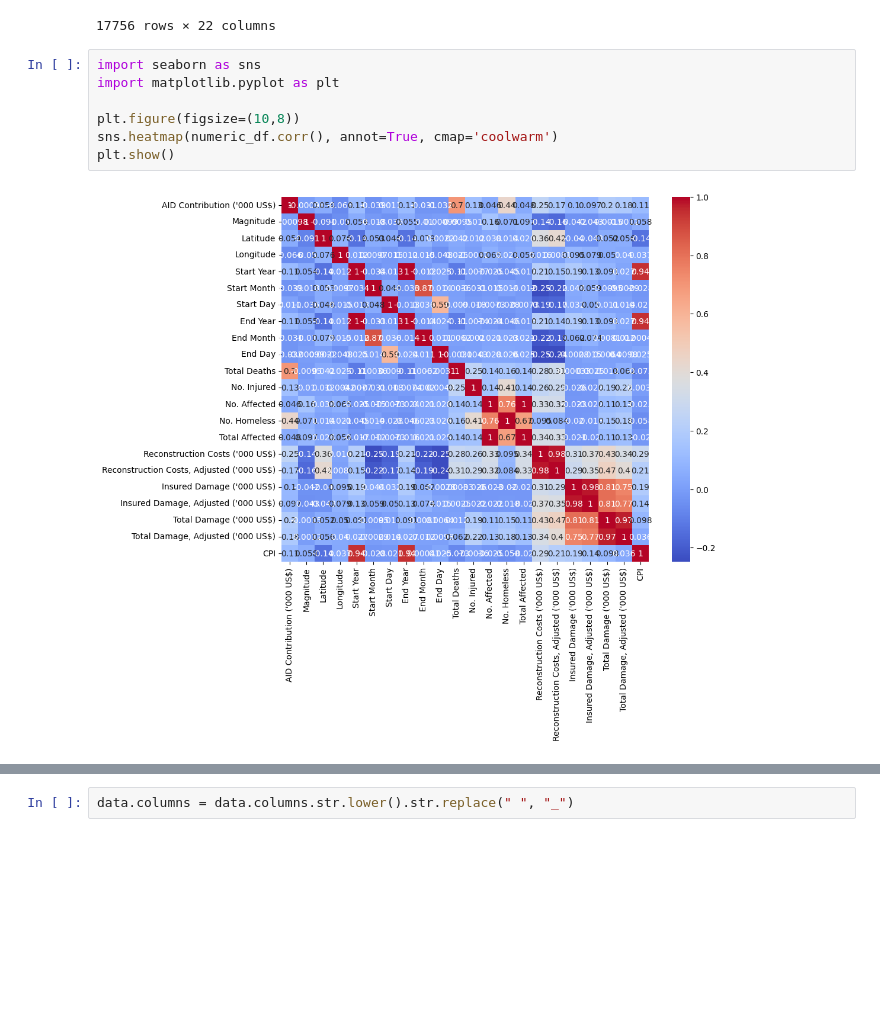
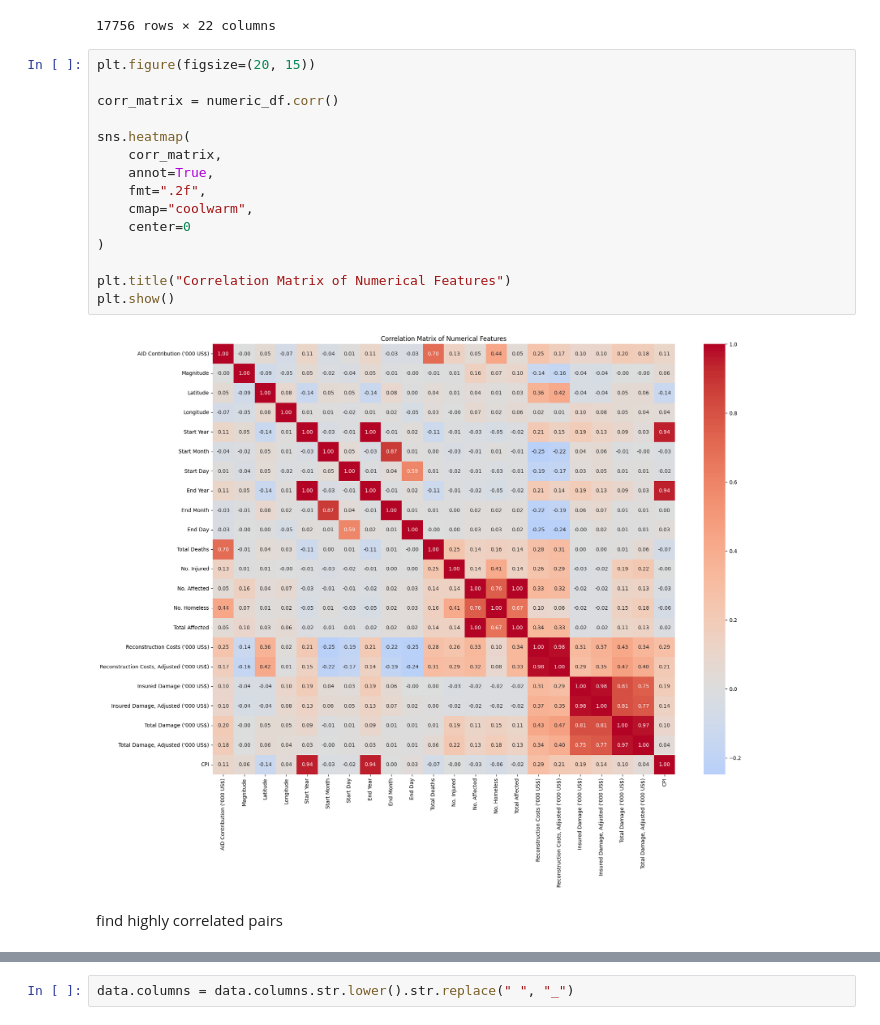
Before and after one commit to chaw-ai-tech/disaster-type-prediction, a Jupyter notebook: notebooks/02_data_EDA.ipynb, the cells around one changed output, grey strips where cells are left out. Saved outputs shown, nothing was run; the diff lists cells and outputs as text; blank space fills up the shorter version.

```diff
--- a/notebooks/02_data_EDA.ipynb
+++ b/notebooks/02_data_EDA.ipynb
@@ -82,11 +84,21 @@ numeric_df
 | 17755 | NaN | 48.8 | NaN | NaN | 2009 | 1.0 | 27.0 | 2009 | ... |
 17756 rows × 22 columns
 # %%
-import seaborn as sns
-import matplotlib.pyplot as plt
+plt.figure(figsize=(20, 15))
 
-plt.figure(figsize=(10,8))
-sns.heatmap(numeric_df.corr(), annot=True, cmap='coolwarm')
+corr_matrix = numeric_df.corr()
+
+sns.heatmap(
+    corr_matrix,
+    annot=True,
+    fmt=".2f",
+    cmap="coolwarm",
+    center=0
+)
+
+plt.title("Correlation Matrix of Numerical Features")
 plt.show()
 # %% [output]
-[figure, old version]
+[figure, new version]
+# %% [markdown]
+find highly correlated pairs
```
Also changed, not shown: parts of 36 cells of this notebook, 10 other files.
